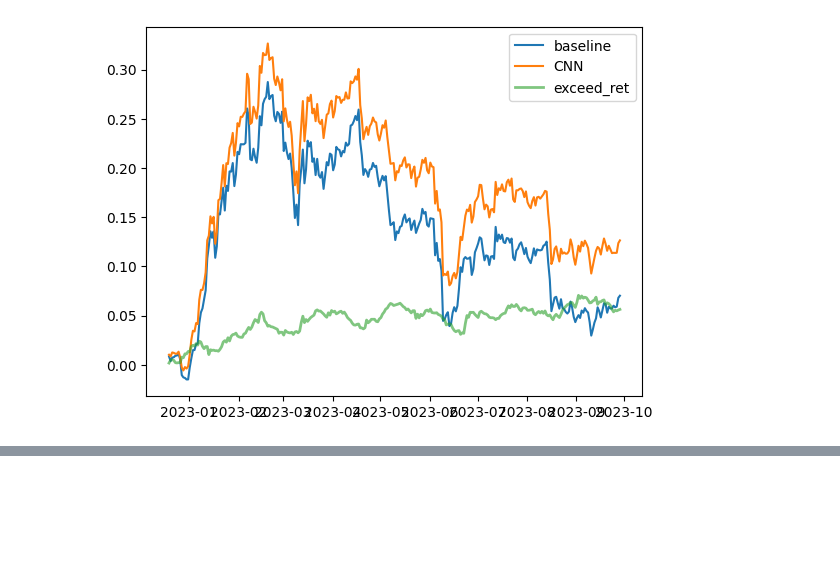
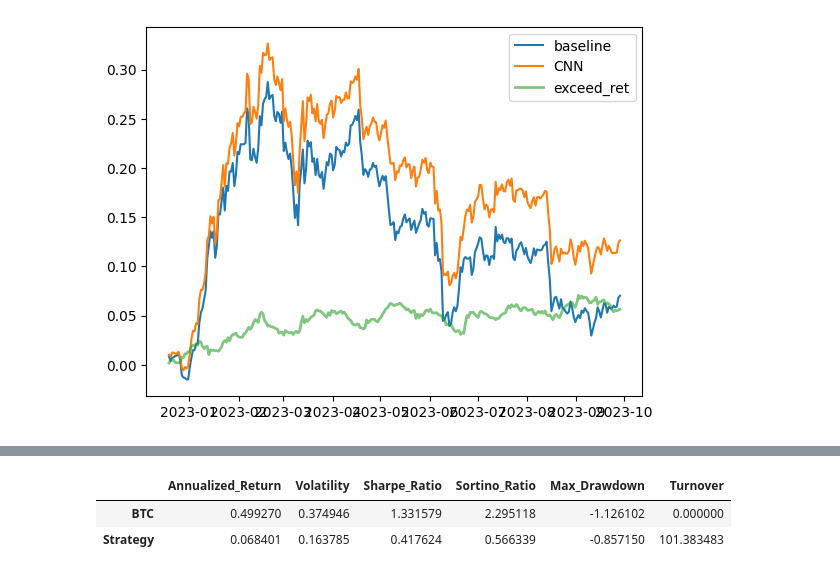
Before and after one commit to DarthShoge/Crypto_CNN, a Jupyter notebook: notebooks/test_crypto.ipynb, the cells around one changed output, grey strips where cells are left out. Saved outputs shown, nothing was run; the diff lists cells and outputs as text; code cells hidden in the pictures; blank space fills up the shorter version.

```diff
--- a/notebooks/test_crypto.ipynb
+++ b/notebooks/test_crypto.ipynb
@@ -292,0 +307,56 @@ plt.plot(log_ret_cnn - log_ret_baseline, alpha=0.6, lw=2)
+# %%
+# Assuming 'daily_returns' is a Series with dates as index from previous steps
+annualized_return = pd.Series({
+    benchmark_asset: benchmark_returns.mean() * 252,
+    'Strategy': daily_returns.mean() * 252
+})
+
+volatility = pd.Series({
+    benchmark_asset: benchmark_returns.std() * (252 ** 0.5),
+    'Strategy': daily_returns.std() * (252 ** 0.5)
+})
+
+risk_free_rate = 0
+sharpe_ratio = (annualized_return - risk_free_rate) / volatility
+
+downside_deviation = pd.Series({
+    benchmark_asset: benchmark_returns[benchmark_returns < 0].std() * (252 ** 0.5),
+    'Strategy': daily_returns[daily_returns < 0].std() * (252 ** 0.5)
+})
+sortino_ratio = (annualized_return - risk_free_rate) / downside_deviation
+
+bm_rolling_max = bnchmrk_cumulative_returns.cummax()
+bm_daily_drawdown = bnchmrk_cumulative_returns / bm_rolling_max - 1.0
+bm_max_drawdown = bm_daily_drawdown.cummin().min()
+
+strategy_rolling_max = strategy_cumulative_returns.cummax()
+strategy_daily_drawdown = strategy_cumulative_returns / strategy_rolling_max - 1.0
+strategy_max_drawdown = strategy_daily_drawdown.cummin().min()
+
+max_drawdown = pd.Series({
+    benchmark_asset: bm_max_drawdown,
+    'Strategy': strategy_max_drawdown
+})
+
+position_changes = selected_assets.diff().fillna(0)
+turnover = position_changes.abs().sum() / len(selected_assets)
+turnover = pd.Series({
+    benchmark_asset: 0,
+    'Strategy': turnover.mean() * 252
+})
+performance_metrics = pd.DataFrame({
+    'Annualized_Return': annualized_return,
+    'Volatility': volatility,
+    'Sharpe_Ratio': sharpe_ratio,
+    'Sortino_Ratio': sortino_ratio,
+    'Max_Drawdown': max_drawdown,
+    'Turnover': turnover
+})
+
+
+
+performance_metrics
+# %% [output]
+|  | Annualized_Return | Volatility | Sharpe_Ratio | Sortino_Ratio | Max_Drawdown | Turnover |
+| BTC | 0.499270 | 0.374946 | 1.331579 | 2.295118 | -1.126102 | 0.000000 |
+| Strategy | 0.068401 | 0.163785 | 0.417624 | 0.566339 | -0.857150 | 101.383483 |
```
Also changed, not shown: parts of 10 cells of this notebook.
